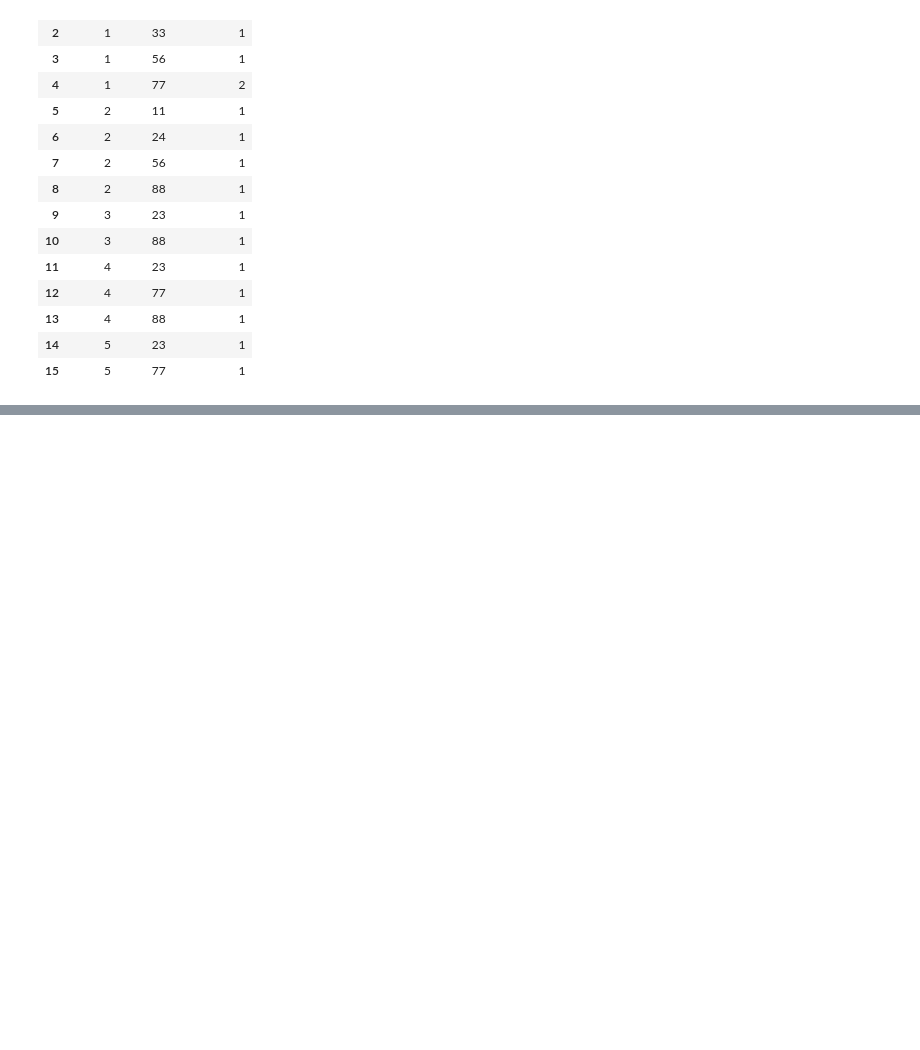
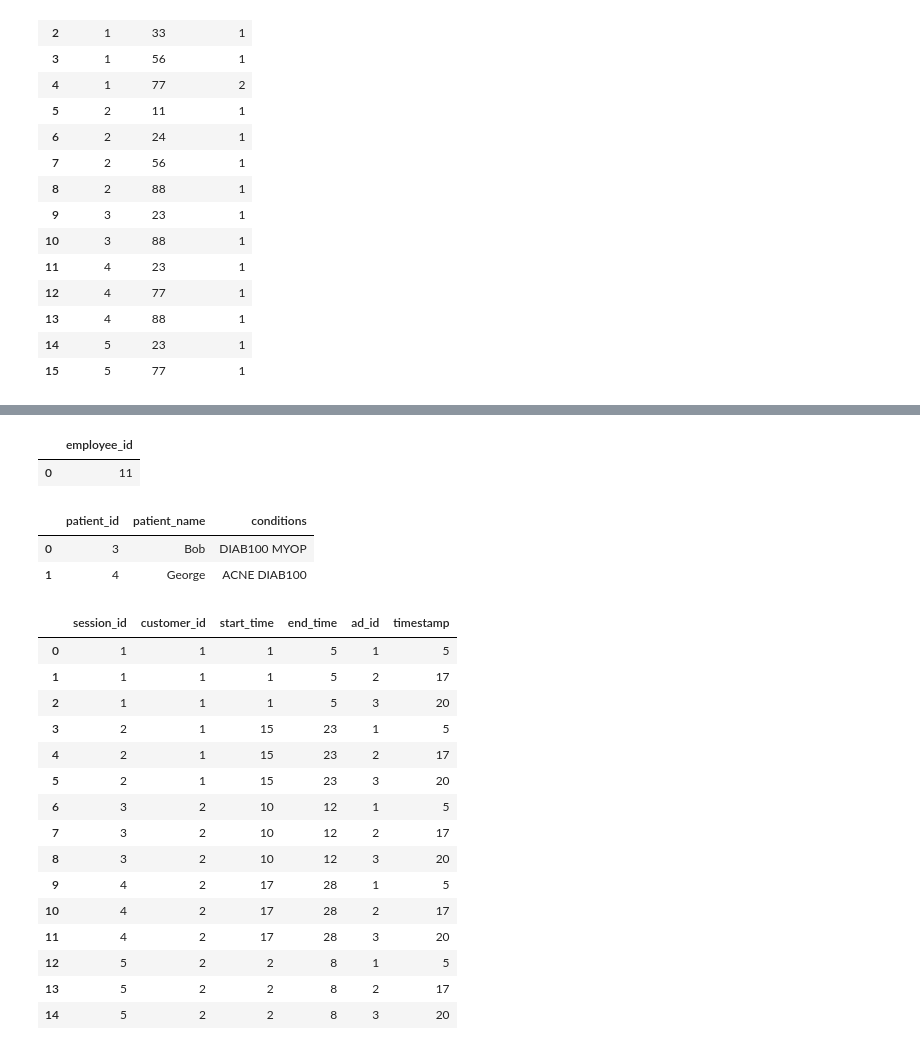
Before and after one commit to baxt1or/leetcode_database_problems, a Jupyter notebook: leetcode_sql_premium.ipynb, the cells around one changed output, grey strips where cells are left out. Cells and saved outputs as stored; diff of their text form; code cells hidden in the pictures; blank space fills up the shorter version.

```diff
--- a/leetcode_sql_premium.ipynb
+++ b/leetcode_sql_premium.ipynb
@@ -9856,0 +10516,72 @@ make_select(query)
+# %%
+data = [[3, 'Mila', 9, 60301], [12, 'Antonella', None, 31000], [13, 'Emery', None, 67084], [1, 'Kalel', 11, 21241], [9, 'Mikaela', None, 50937], [11, 'Joziah', 6, 28485]]
+employees = pd.DataFrame(data, columns=['employee_id', 'name', 'manager_id', 'salary']).astype({'employee_id':'Int64', 'name':'object', 'manager_id':'Int64', 'salary':'Int64'})
+
+query = """
+
+SELECT
+employee_id
+FROM employees
+WHERE salary < 30000  AND manager_id NOT IN (SELECT DISTINCT employee_id FROM employees)
+ORDER BY 1
+
+"""
+
+make_select(query)
+# %% [output]
+|  | employee_id |
+| 0 | 11 |
+# %%
+data = [[1, 'Daniel', 'YFEV COUGH'], [2, 'Alice', ''], [3, 'Bob', 'DIAB100 MYOP'], [4, 'George', 'ACNE DIAB100'], [5, 'Alain', 'DIAB201']]
+patients = pd.DataFrame(data, columns=['patient_id', 'patient_name', 'conditions']).astype({'patient_id':'int64', 'patient_name':'object', 'conditions':'object'})
+
+query = """
+
+SELECT
+patient_id, patient_name, conditions
+FROM patients
+WHERE conditions LIKE 'DIAB1%' OR conditions LIKE '% DIAB1%'
+
+"""
+make_select(query)
+# %% [output]
+|  | patient_id | patient_name | conditions |
+| 0 | 3 | Bob | DIAB100 MYOP |
+| 1 | 4 | George | ACNE DIAB100 |
+# %%
+data = [[1, 1, 1, 5], [2, 1, 15, 23], [3, 2, 10, 12], [4, 2, 17, 28], [5, 2, 2, 8]]
+playback = pd.DataFrame(data, columns=['session_id', 'customer_id', 'start_time', 'end_time']).astype({'session_id':'Int64', 'customer_id':'Int64', 'start_time':'Int64', 'end_time':'Int64'})
+data = [[1, 1, 5], [2, 2, 17], [3, 2, 20]]
+ads = pd.DataFrame(data, columns=['ad_id', 'customer_id', 'timestamp']).astype({'ad_id':'Int64', 'customer_id':'Int64', 'timestamp':'Int64'})
+
+
+query = """
+
+SELECT
+p.session_id, p.customer_id,
+p.start_time, p.end_time, a.ad_id, a.timestamp
+FROM playback p
+FULL OUTER JOIN ads a ON p.customer_id = a.customer_id
+OR 1
+
+
+"""
+
+make_select(query)
+# %% [output]
+|  | session_id | customer_id | start_time | end_time | ad_id | timestamp |
+| 0 | 1 | 1 | 1 | 5 | 1 | 5 |
+| 1 | 1 | 1 | 1 | 5 | 2 | 17 |
+| 2 | 1 | 1 | 1 | 5 | 3 | 20 |
+| 3 | 2 | 1 | 15 | 23 | 1 | 5 |
+| 4 | 2 | 1 | 15 | 23 | 2 | 17 |
+| 5 | 2 | 1 | 15 | 23 | 3 | 20 |
+| 6 | 3 | 2 | 10 | 12 | 1 | 5 |
+| 7 | 3 | 2 | 10 | 12 | 2 | 17 |
+| 8 | 3 | 2 | 10 | 12 | 3 | 20 |
+| 9 | 4 | 2 | 17 | 28 | 1 | 5 |
+| 10 | 4 | 2 | 17 | 28 | 2 | 17 |
+| 11 | 4 | 2 | 17 | 28 | 3 | 20 |
+| 12 | 5 | 2 | 2 | 8 | 1 | 5 |
+| 13 | 5 | 2 | 2 | 8 | 2 | 17 |
+| 14 | 5 | 2 | 2 | 8 | 3 | 20 |
```
Also changed, not shown: parts of 76 cells of this notebook.
